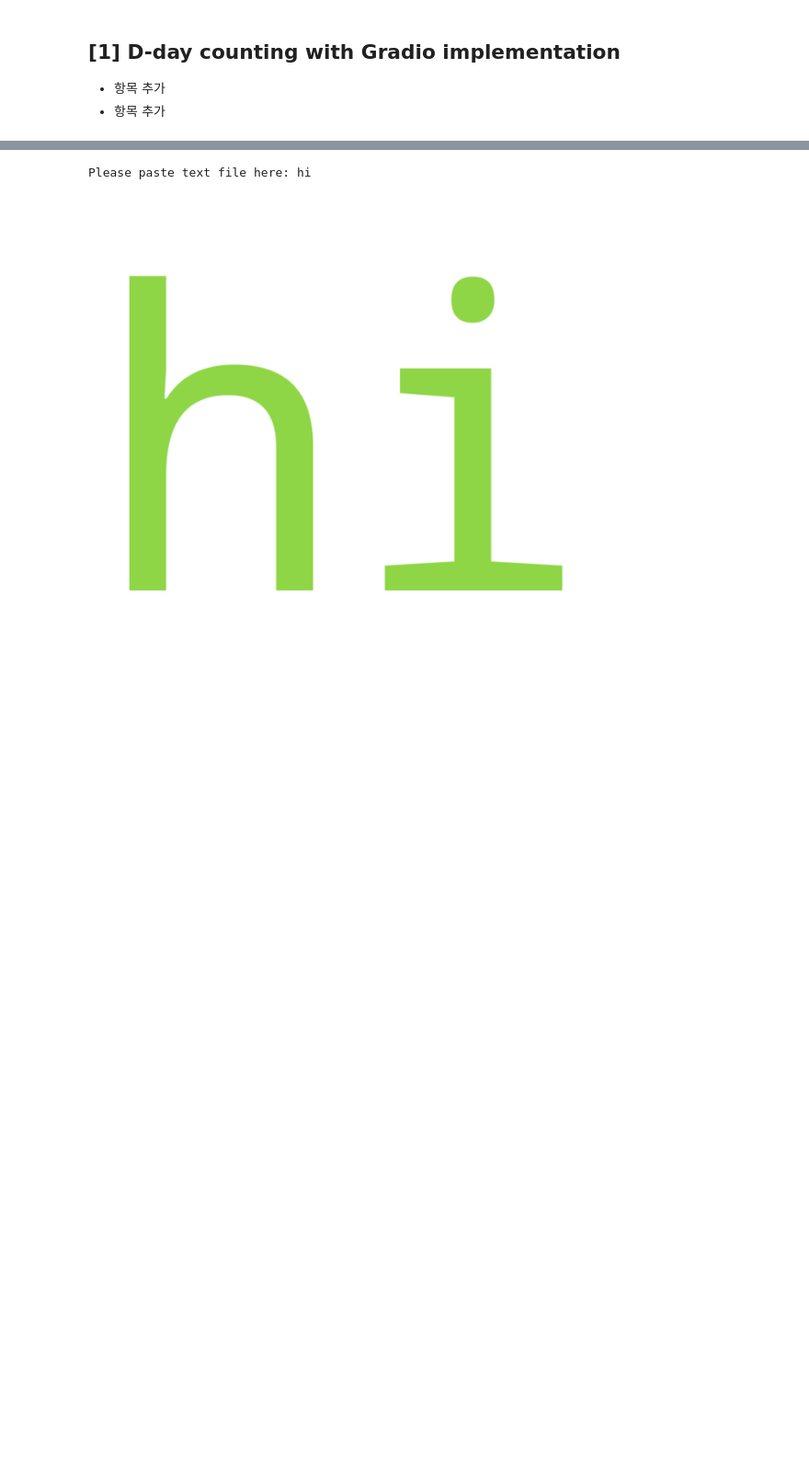
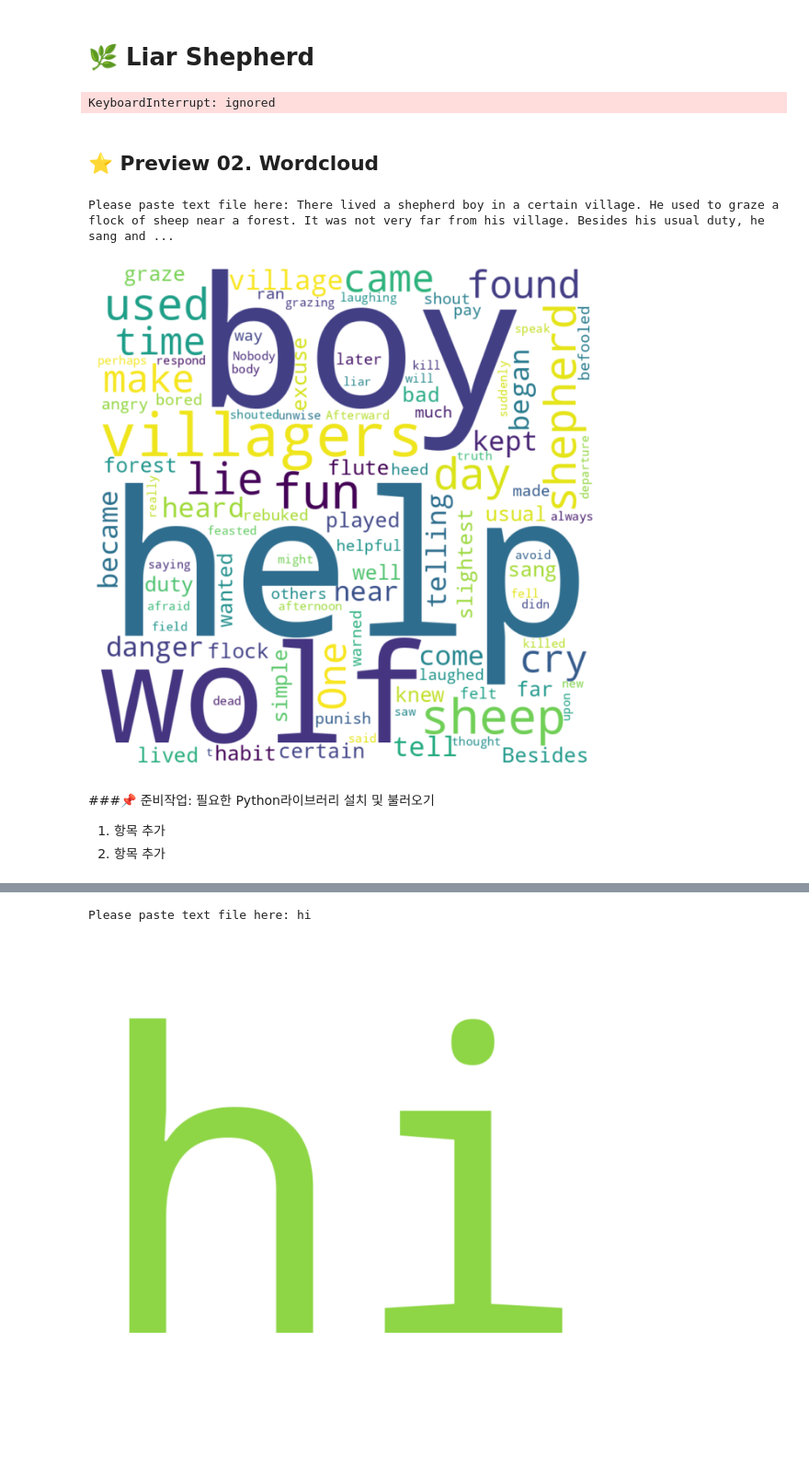
Before and after one commit to Alexwcjung/EPA23, a Jupyter notebook: my_final_project.ipynb, the cells around one changed output, grey strips where cells are left out. Shown: that part at 92% size. Cells and saved outputs as stored; diff of their text form; code cells hidden in the pictures; blank space fills up the shorter version.

```diff
--- a/my_final_project.ipynb
+++ b/my_final_project.ipynb
@@ -24,0 +3,2 @@ To create a public link, set `share=True` in `launch()`.
+# %% [markdown]
+# 🌿 Liar Shepherd
@@ -25,5 +7,48 @@ To create a public link, set `share=True` in `launch()`.
+# %%
+#@markdown ## ✅ **이번 수업 내용의 중요한 단어를 알아보아요!**
+import matplotlib.pyplot as plt
+import matplotlib.image as mpimg
+import requests
+from io import BytesIO
+
+image_url = "https://raw.githubusercontent.com/gnudahyeon/DL23/main/wordcloud.g3.png"
+
+# 이미지 다운로드
+response = requests.get(image_url)
+image = mpimg.imread(BytesIO(response.content))
+
+plt.imshow(image)
+plt.axis("off")
+plt.show()
+# %% [output]
+KeyboardInterrupt: ignored
+# %% [markdown]
+## ⭐ Preview 02. Wordcloud
+# %%
+import matplotlib.pyplot as plt
+from wordcloud import WordCloud
+
+# Getting text from the user
+user_text = input("Please paste text file here: ")
+
+
+wordcloud = WordCloud(
+    background_color='white',
+    width=800,
+    height=800,
+    max_words=100
+).generate(user_text)
+
+plt.figure(figsize=(8, 8))
+plt.imshow(wordcloud, interpolation='bilinear')
+plt.axis('off')
+plt.show()
+# %% [output]
+Please paste text file here: There lived a shepherd boy in a certain village. He used to graze a flock of sheep near a forest. It was not very far from his village. Besides his usual duty, he sang and ...
+[figure, added]
 # %% [markdown]
-## [1] **D-day counting with Gradio implementation**
+###📌 준비작업: 필요한 Python라이브러리 설치 및 불러오기
 
-*   항목 추가
-*   항목 추가
+
+1.   항목 추가
+2.   항목 추가
```
Also changed, not shown: parts of 8 cells of this notebook.
